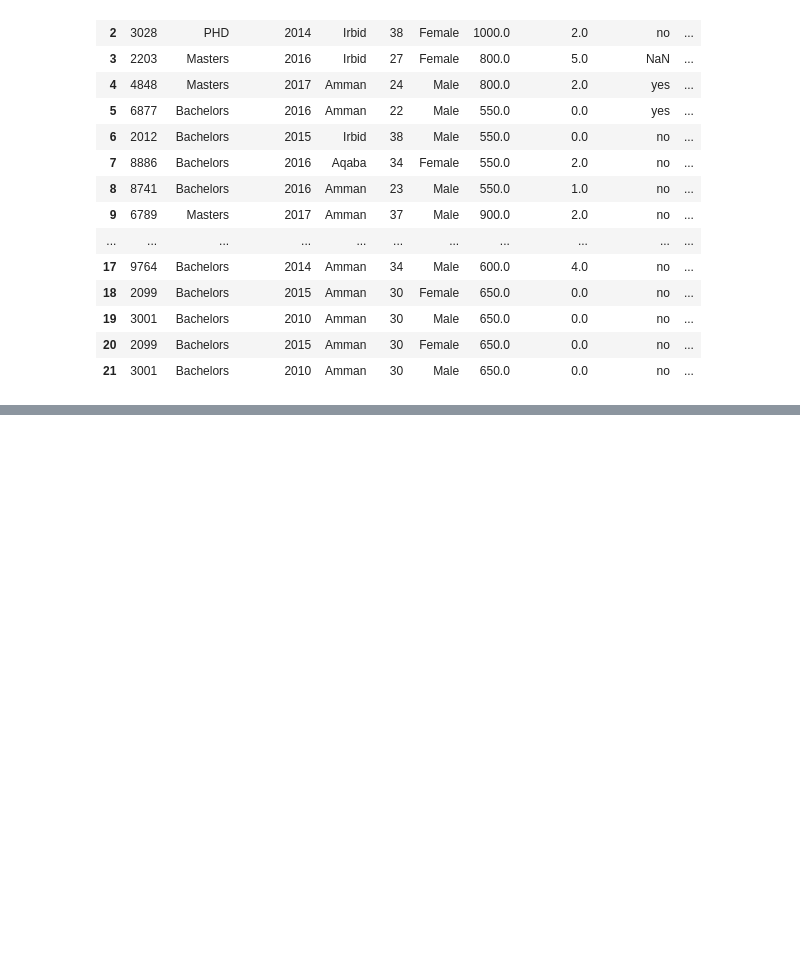
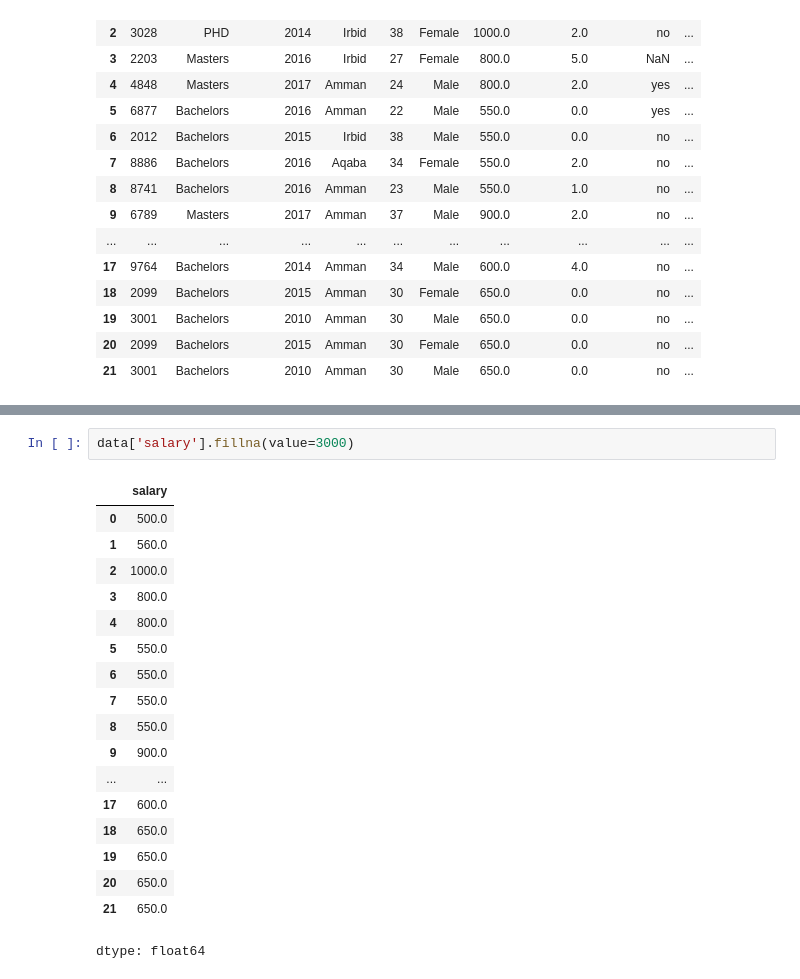
Before and after one commit to saqqad00-pixel/python-learning-journey, a Jupyter notebook: saad_lec.ipynb, the cells around one changed output, grey strips where cells are left out. Saved outputs shown, nothing was run; the diff lists cells and outputs as text; blank space fills up the shorter version.

```diff
--- a/saad_lec.ipynb
+++ b/saad_lec.ipynb
@@ -192,0 +233,21 @@ data
+# %%
+data['salary'].fillna(value=3000)
+# %% [output]
+|  | salary |
+| 0 | 500.0 |
+| 1 | 560.0 |
+| 2 | 1000.0 |
+| 3 | 800.0 |
+| 4 | 800.0 |
+| 5 | 550.0 |
+| 6 | 550.0 |
+| 7 | 550.0 |
+| 8 | 550.0 |
+| 9 | 900.0 |
+| ... | ... |
+| 17 | 600.0 |
+| 18 | 650.0 |
+| 19 | 650.0 |
+| 20 | 650.0 |
+| 21 | 650.0 |
+dtype: float64
```
Also changed, not shown: parts of 3 cells of this notebook.
